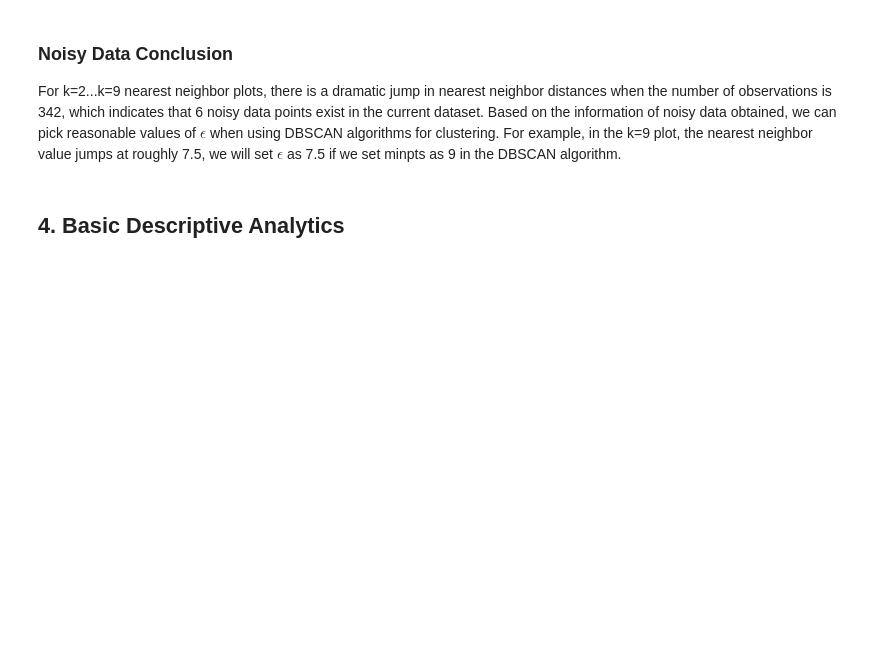
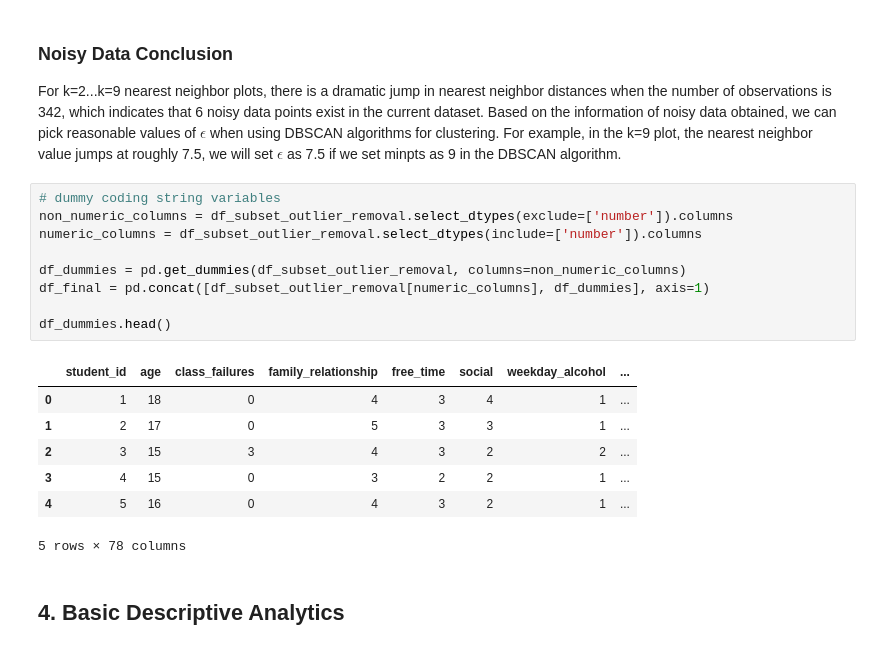
Before and after one commit to agrigortsuk/stat437project, a Jupyter notebook: grade.ipynb, the cells around one changed output. Drawn from its saved outputs; the diff is of its cells as text; blank space fills up the shorter version.

```diff
--- a/grade.ipynb
+++ b/grade.ipynb
@@ -142,6 +142,23 @@ for k in range(2,10):
 ### Noisy Data Conclusion
 
 For k=2...k=9 nearest neighbor plots, there is a dramatic jump in nearest neighbor distances when the number of observations is 342, which indicates that 6 noisy data points exist in the current dataset. Based on the information of noisy data obtained, we can pick reasonable values of $\epsilon$ when using DBSCAN algorithms for clustering. For example, in the k=9 plot, the nearest neighbor value jumps at roughly 7.5, we will set $\epsilon$ as 7.5 if we set minpts as 9 in the DBSCAN algorithm.
+# %%
+# dummy coding string variables
+non_numeric_columns = df_subset_outlier_removal.select_dtypes(exclude=['number']).columns
+numeric_columns = df_subset_outlier_removal.select_dtypes(include=['number']).columns
+
+df_dummies = pd.get_dummies(df_subset_outlier_removal, columns=non_numeric_columns)
+df_final = pd.concat([df_subset_outlier_removal[numeric_columns], df_dummies], axis=1)
+
+df_dummies.head()
+# %% [output]
+|  | student_id | age | class_failures | family_relationship | free_time | social | weekday_alcohol | ... |
+| 0 | 1 | 18 | 0 | 4 | 3 | 4 | 1 | ... |
+| 1 | 2 | 17 | 0 | 5 | 3 | 3 | 1 | ... |
+| 2 | 3 | 15 | 3 | 4 | 3 | 2 | 2 | ... |
+| 3 | 4 | 15 | 0 | 3 | 2 | 2 | 1 | ... |
+| 4 | 5 | 16 | 0 | 4 | 3 | 2 | 1 | ... |
+5 rows × 78 columns
 # %% [markdown]
 ## 4. Basic Descriptive Analytics
 # %%
```
Also changed, not shown: parts of 5 cells of this notebook.
